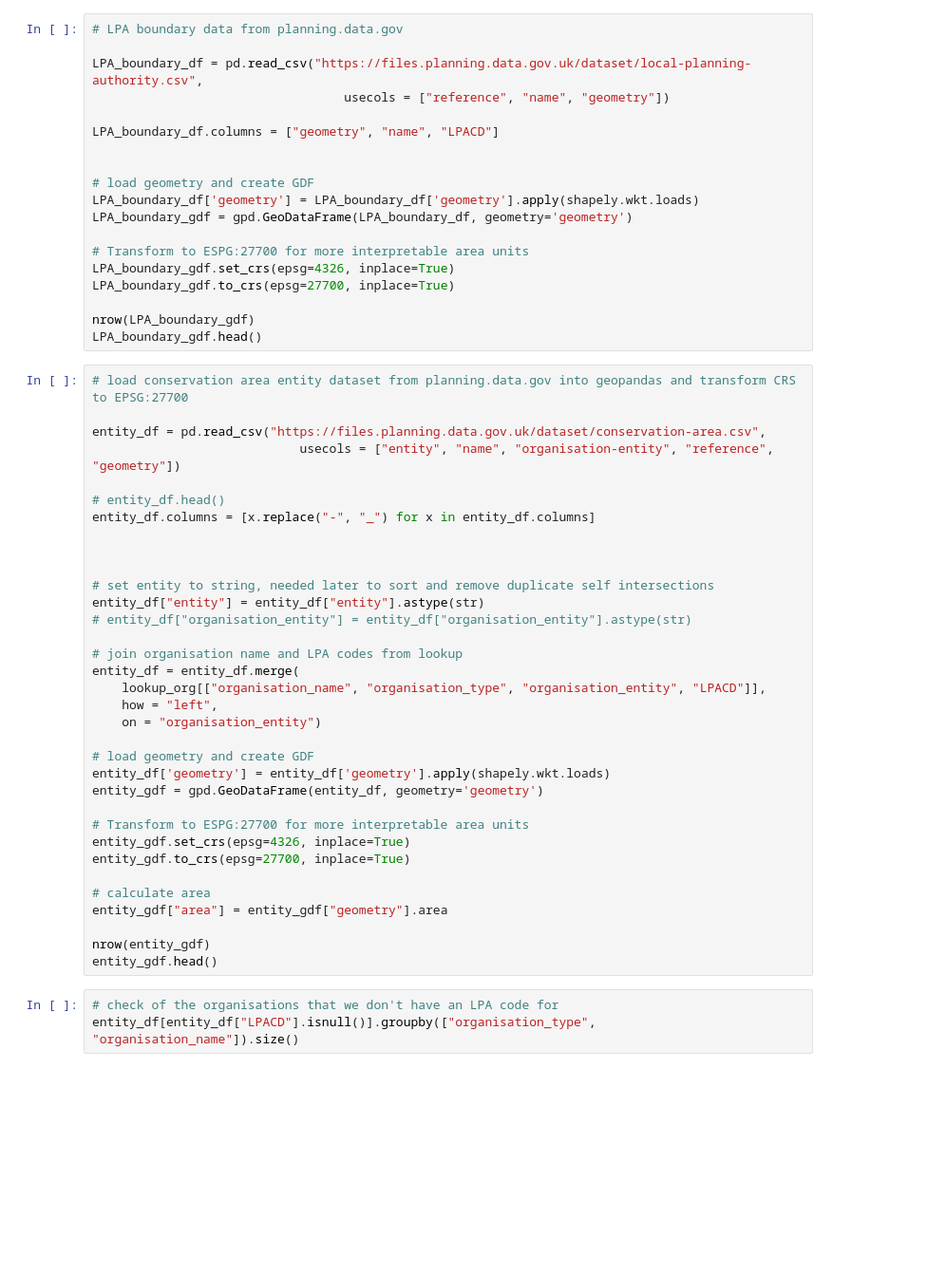
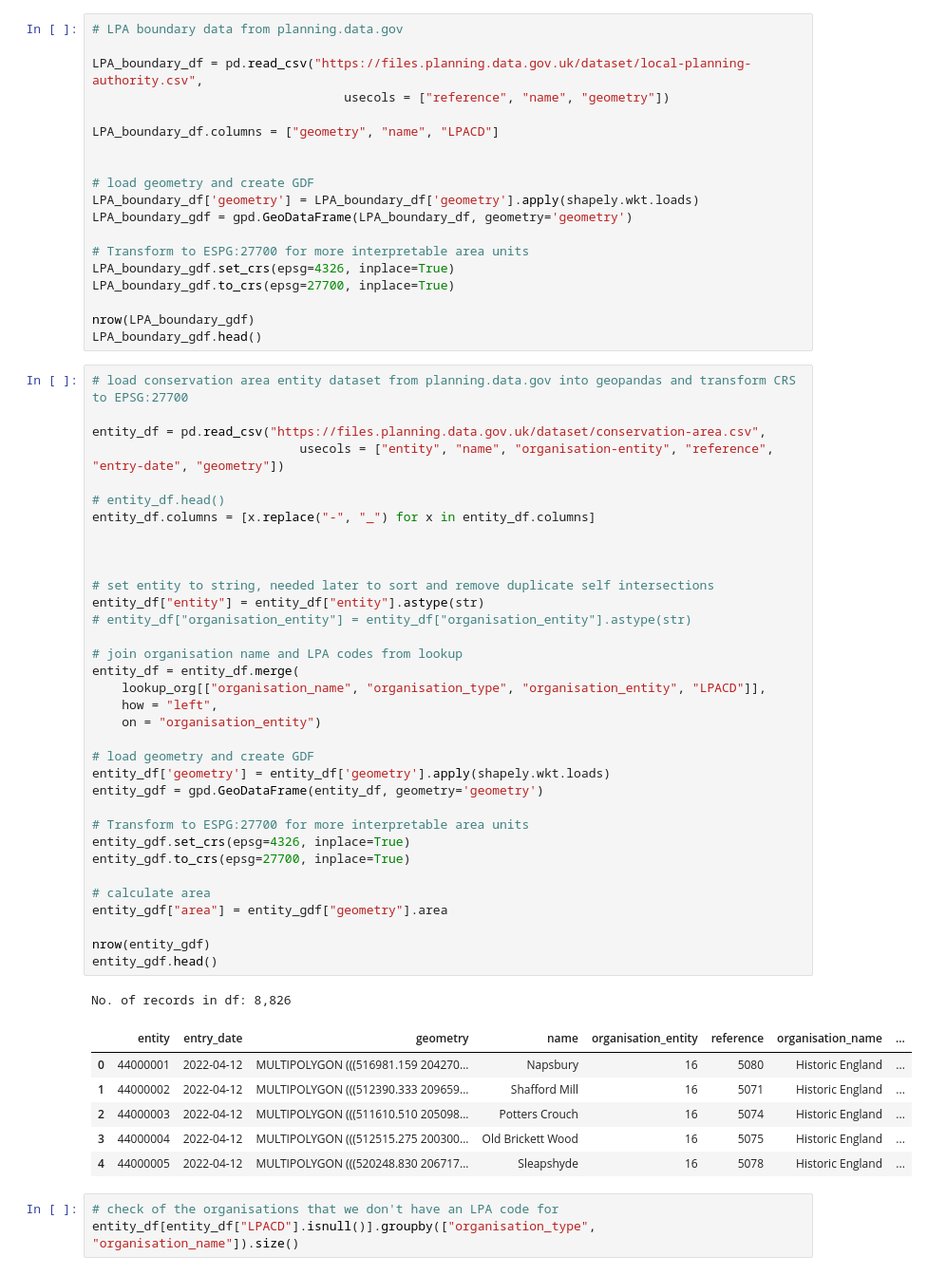
Before and after one commit to digital-land/jupyter-analysis, a Jupyter notebook: geo_analysis/conservation_area_duplication_analysis.ipynb, the cells around one changed output. Shown: that part at 95% size. Drawn from its saved outputs; the diff is of its cells as text; blank space fills up the shorter version.

```diff
--- a/geo_analysis/conservation_area_duplication_analysis.ipynb
+++ b/geo_analysis/conservation_area_duplication_analysis.ipynb
@@ -125,36 +140,44 @@ LPA_boundary_gdf.head()
 # load conservation area entity dataset from planning.data.gov into geopandas and transform CRS to EPSG:27700
 
 entity_df = pd.read_csv("https://files.planning.data.gov.uk/dataset/conservation-area.csv",
-                            usecols = ["entity", "name", "organisation-entity", "reference", "geometry"])
+                            usecols = ["entity", "name", "organisation-entity", "reference", "entry-date", "geometry"])
 
 # entity_df.head()
 entity_df.columns = [x.replace("-", "_") for x in entity_df.columns]
 
 
 
 # set entity to string, needed later to sort and remove duplicate self intersections
 entity_df["entity"] = entity_df["entity"].astype(str)
 # entity_df["organisation_entity"] = entity_df["organisation_entity"].astype(str)
 
 # join organisation name and LPA codes from lookup
 entity_df = entity_df.merge(
     lookup_org[["organisation_name", "organisation_type", "organisation_entity", "LPACD"]],
     how = "left",
     on = "organisation_entity")
 
 # load geometry and create GDF
 entity_df['geometry'] = entity_df['geometry'].apply(shapely.wkt.loads)
 entity_gdf = gpd.GeoDataFrame(entity_df, geometry='geometry')
 
 # Transform to ESPG:27700 for more interpretable area units
 entity_gdf.set_crs(epsg=4326, inplace=True)
 entity_gdf.to_crs(epsg=27700, inplace=True)
 
 # calculate area
 entity_gdf["area"] = entity_gdf["geometry"].area
 
 nrow(entity_gdf)
 entity_gdf.head()
+# %% [output]
+No. of records in df: 8,826
+|  | entity | entry_date | geometry | name | organisation_entity | reference | organisation_name | ... |
+| 0 | 44000001 | 2022-04-12 | MULTIPOLYGON (((516981.159 204270... | Napsbury | 16 | 5080 | Historic England | ... |
+| 1 | 44000002 | 2022-04-12 | MULTIPOLYGON (((512390.333 209659... | Shafford Mill | 16 | 5071 | Historic England | ... |
+| 2 | 44000003 | 2022-04-12 | MULTIPOLYGON (((511610.510 205098... | Potters Crouch | 16 | 5074 | Historic England | ... |
+| 3 | 44000004 | 2022-04-12 | MULTIPOLYGON (((512515.275 200300... | Old Brickett Wood | 16 | 5075 | Historic England | ... |
+| 4 | 44000005 | 2022-04-12 | MULTIPOLYGON (((520248.830 206717... | Sleapshyde | 16 | 5078 | Historic England | ... |
 # %%
 # check of the organisations that we don't have an LPA code for
 entity_df[entity_df["LPACD"].isnull()].groupby(["organisation_type", "organisation_name"]).size()
```
Also changed, not shown: parts of 44 cells of this notebook.
